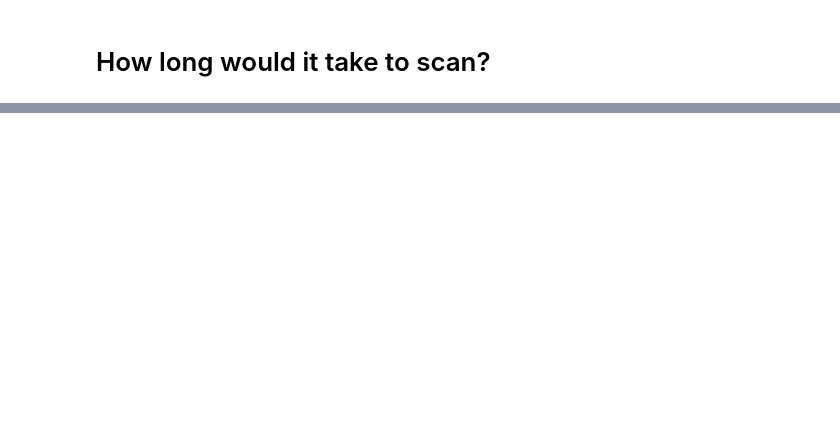
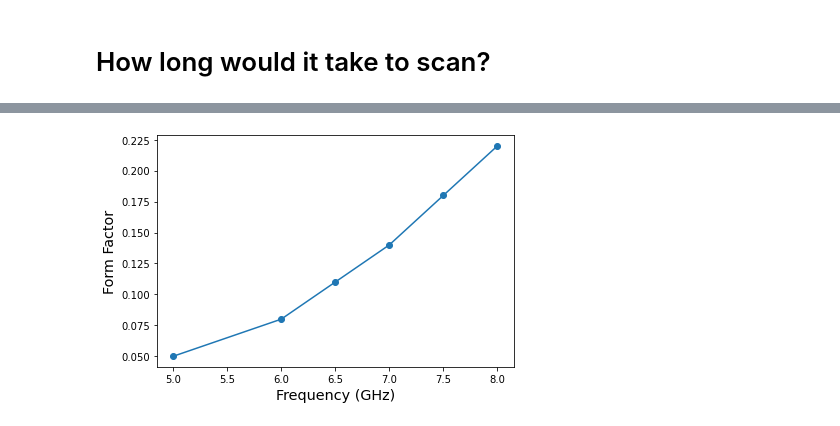
Before and after one commit to raphaelcervantes/jupyter_notebooks, a Jupyter notebook: estimate_dpdm_sensitivity.ipynb, the cells around one changed output, grey strips where cells are left out. Saved outputs shown, nothing was run; the diff lists cells and outputs as text; code cells hidden in the pictures; blank space fills up the shorter version.

```diff
--- a/estimate_dpdm_sensitivity.ipynb
+++ b/estimate_dpdm_sensitivity.ipynb
@@ -68,0 +82,8 @@ print('{} days to scan the entire frequency range'.format(total_time_days))
+# %%
+plt.plot(freqs*1e-9, ff, marker = 'o')
+plt.xlabel('Frequency (GHz)', fontsize='x-large')
+plt.ylabel('Form Factor', fontsize='x-large')
+plt.tight_layout()
+plt.savefig('cavity_ff.pdf')
+# %% [output]
+[figure, added]
```
Also changed, not shown: parts of 8 cells of this notebook, 1 other file.
